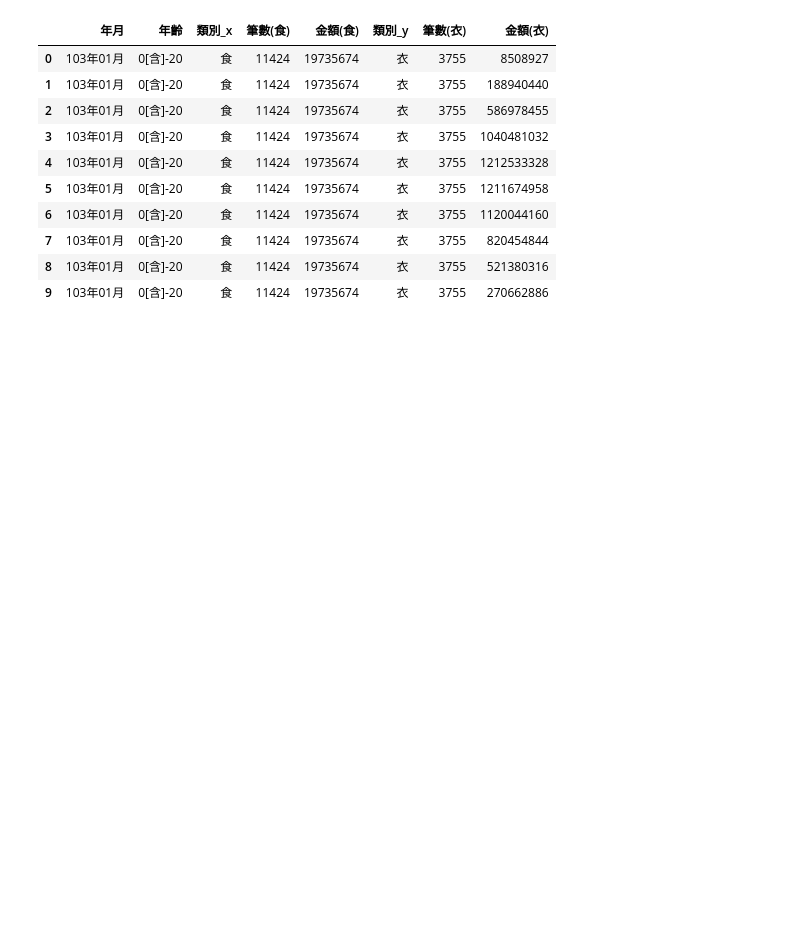
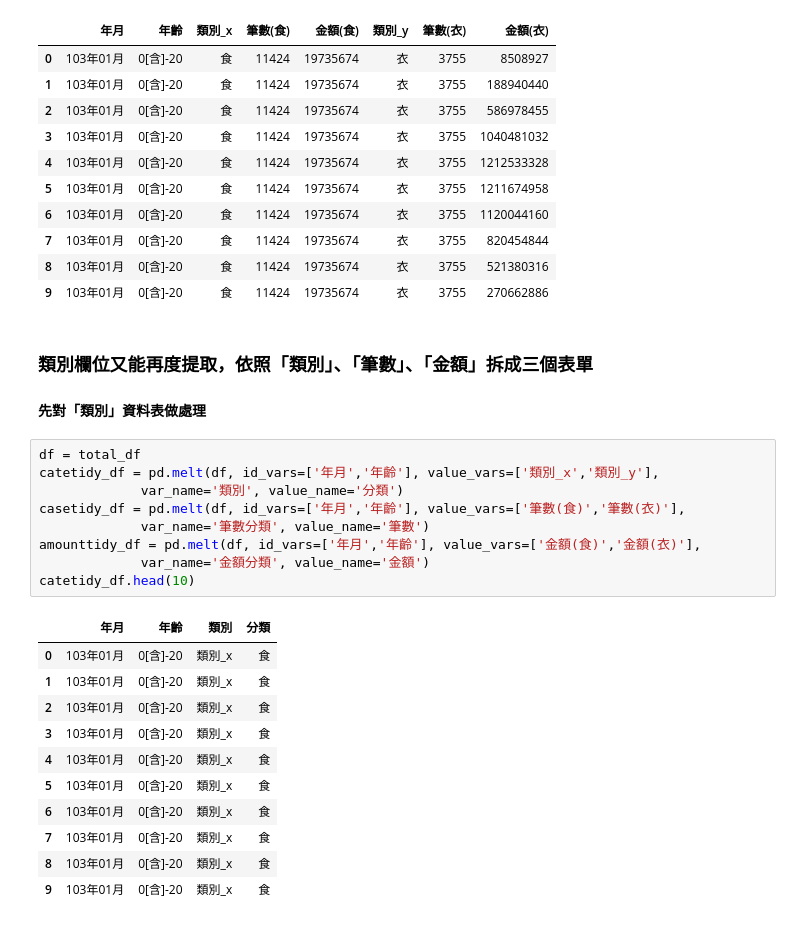
Before and after one commit to acgangel/Data-Mining, a Jupyter notebook: week01/Tidy Data.ipynb, the cells around one changed output. Drawn from its saved outputs; the diff is of its cells as text; blank space fills up the shorter version.

```diff
--- a/week01/Tidy Data.ipynb
+++ b/week01/Tidy Data.ipynb
@@ -216,3 +220,27 @@ http://pandas.pydata.org/pandas-docs/stable/indexing.html#ix-indexer-is-deprecat
 | 7 | 103年01月 | 0[含]-20 | 食 | 11424 | 19735674 | 衣 | 3755 | 820454844 |
 | 8 | 103年01月 | 0[含]-20 | 食 | 11424 | 19735674 | 衣 | 3755 | 521380316 |
 | 9 | 103年01月 | 0[含]-20 | 食 | 11424 | 19735674 | 衣 | 3755 | 270662886 |
+# %% [markdown]
+### 類別欄位又能再度提取，依照「類別」、「筆數」、「金額」拆成三個表單
+#### 先對「類別」資料表做處理
+# %%
+df = total_df
+catetidy_df = pd.melt(df, id_vars=['年月','年齡'], value_vars=['類別_x','類別_y'],
+             var_name='類別', value_name='分類')
+casetidy_df = pd.melt(df, id_vars=['年月','年齡'], value_vars=['筆數(食)','筆數(衣)'],
+             var_name='筆數分類', value_name='筆數')
+amounttidy_df = pd.melt(df, id_vars=['年月','年齡'], value_vars=['金額(食)','金額(衣)'],
+             var_name='金額分類', value_name='金額')
+catetidy_df.head(10)
+# %% [output]
+|  | 年月 | 年齡 | 類別 | 分類 |
+| 0 | 103年01月 | 0[含]-20 | 類別_x | 食 |
+| 1 | 103年01月 | 0[含]-20 | 類別_x | 食 |
+| 2 | 103年01月 | 0[含]-20 | 類別_x | 食 |
+| 3 | 103年01月 | 0[含]-20 | 類別_x | 食 |
+| 4 | 103年01月 | 0[含]-20 | 類別_x | 食 |
+| 5 | 103年01月 | 0[含]-20 | 類別_x | 食 |
+| 6 | 103年01月 | 0[含]-20 | 類別_x | 食 |
+| 7 | 103年01月 | 0[含]-20 | 類別_x | 食 |
+| 8 | 103年01月 | 0[含]-20 | 類別_x | 食 |
+| 9 | 103年01月 | 0[含]-20 | 類別_x | 食 |
```
Also changed, not shown: parts of 16 cells of this notebook, 1 other file.
